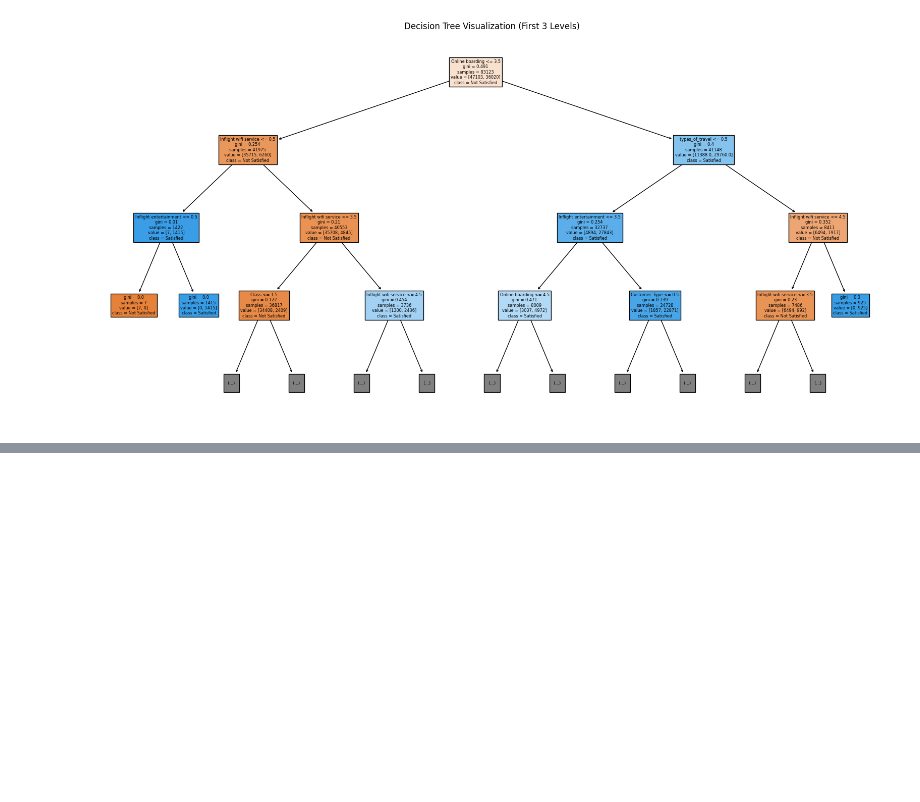
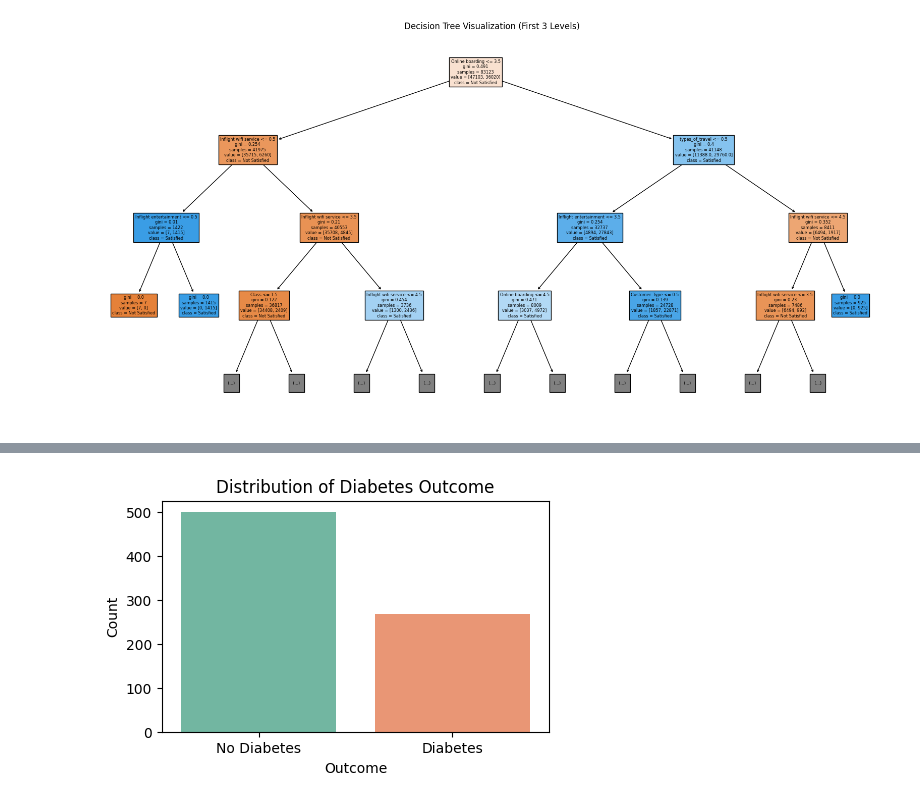
Before and after one commit to anggarisaputra23/assignmentop, a Jupyter notebook: AI_intro_task3.ipynb, the cells around one changed output, grey strips where cells are left out. Saved outputs shown, nothing was run; the diff lists cells and outputs as text; code cells hidden in the pictures; blank space fills up the shorter version.

```diff
--- a/AI_intro_task3.ipynb
+++ b/AI_intro_task3.ipynb
@@ -326,0 +439,13 @@ plt.show()
+# %%
+# Show class distribution
+import matplotlib.pyplot as plt
+import seaborn as sns
+
+plt.figure(figsize=(5,3))
+sns.countplot(x='Outcome', data=health_df, palette='Set2')
+plt.title('Distribution of Diabetes Outcome')
+plt.xticks([0,1], ['No Diabetes', 'Diabetes'])
+plt.ylabel('Count')
+plt.show()
+# %% [output]
+[figure, added]
```
Also changed, not shown: parts of 42 cells of this notebook.
